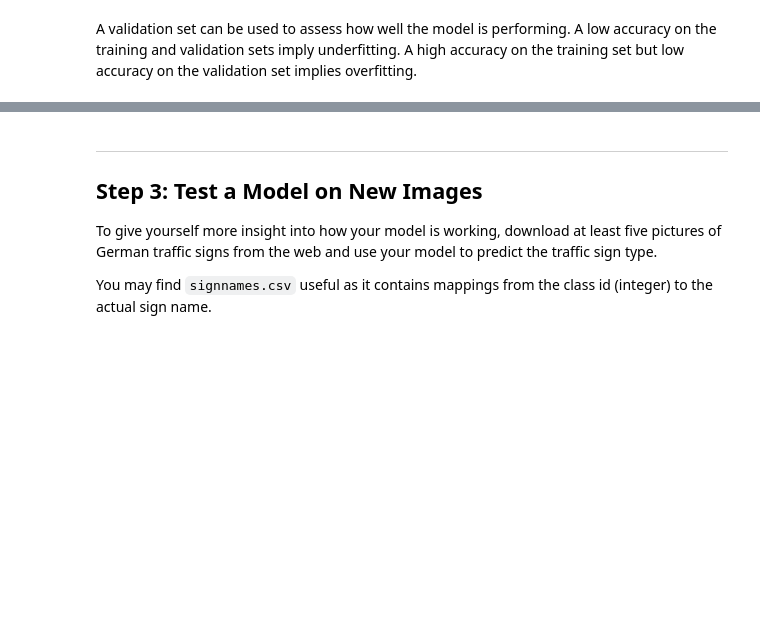
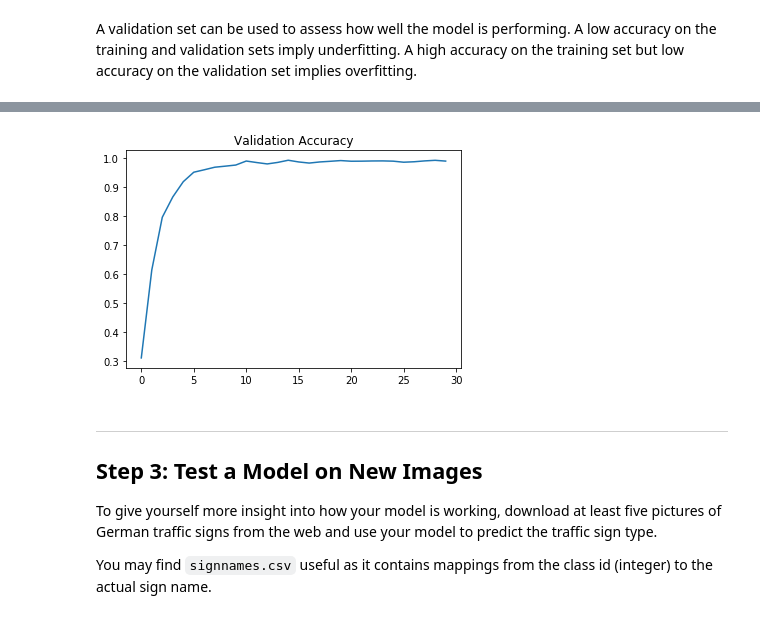
Before and after one commit to monsieurmona/CarND-Traffic-Sign-Classifier-Project, a Jupyter notebook: Traffic_Sign_Classifier.ipynb, the cells around one changed output, grey strips where cells are left out. Cells and saved outputs as stored; diff of their text form; code cells hidden in the pictures; blank space fills up the shorter version.

```diff
--- a/Traffic_Sign_Classifier.ipynb
+++ b/Traffic_Sign_Classifier.ipynb
@@ -160,0 +444,88 @@ sets imply underfitting. A high accuracy on the training set but low accuracy on
+# %%
+### Train your model here.
+### Calculate and report the accuracy on the training and validation set.
+### Once a final model architecture is selected,
+### the accuracy on the test set should be calculated and reported as well.
+### Feel free to use as many code cells as needed.
+
+x = tf.placeholder(tf.float32, (None, image_shape[0], image_shape[1], 1))
+y = tf.placeholder(tf.int32, (None))
+one_hot_y = tf.one_hot(y, n_classes)
+
+# Traning Pipeline
+EPOCHS = 30
+BATCH_SIZE = 32
+
+rate = 0.0002
+
+logits = LeNet(x)
+cross_entropy = tf.nn.softmax_cross_entropy_with_logits(labels=one_hot_y, logits=logits)
+loss_operation = tf.reduce_mean(cross_entropy)
+optimizer = tf.train.AdamOptimizer(learning_rate = rate)
+training_operation = optimizer.minimize(loss_operation)
+
+
+# Model Evaluation
+# Evaluate how well the loss and accuracy of the model for a given dataset.
+
+correct_prediction = tf.equal(tf.argmax(logits, 1), tf.argmax(one_hot_y, 1))
+accuracy_operation = tf.reduce_mean(tf.cast(correct_prediction, tf.float32))
+saver = tf.train.Saver()
+validation_accuracy_figure = []
+
+def evaluate(X_data, y_data):
+    num_examples = len(X_data)
+    total_accuracy = 0
+    sess = tf.get_default_session()
+    for offset in range(0, num_examples, BATCH_SIZE):
+        batch_x, batch_y = X_data[offset:offset+BATCH_SIZE], y_data[offset:offset+BATCH_SIZE]
+        accuracy = sess.run(accuracy_operation, feed_dict={x: batch_x, y: batch_y, keep_prob: 1.0})
+        total_accuracy += (accuracy * len(batch_x))
+    return total_accuracy / num_examples
+
+
+# Train the Model
+# Run the training data through the training pipeline to train the model.
+# Before each epoch, shuffle the training set.
+# After each epoch, measure the loss and accuracy of the validation set.
+# Save the model after training.
+
+with tf.Session() as sess:
+    sess.run(tf.global_variables_initializer())
+    num_examples = len(X_train)
+    best_accuracy = 0.0
+
+    print("Training...")
+    print()
+    for i in range(EPOCHS):
+        X_train, y_train = shuffle(X_train, y_train)
+        for offset in range(0, num_examples, BATCH_SIZE):
+            end = offset + BATCH_SIZE
+            batch_x, batch_y = X_train[offset:end], y_train[offset:end]
+            sess.run(training_operation, feed_dict={x: batch_x, y: batch_y, keep_prob: 0.4})
+
+        validation_accuracy = evaluate(X_valid, y_valid)
+
+        print("EPOCH {} ...".format(i+1))
+        print("Validation Accuracy = {:.3f}".format(validation_accuracy))
+        print()
+        validation_accuracy_figure.append(validation_accuracy)
+
+        if (validation_accuracy > best_accuracy):
+            best_accuracy = validation_accuracy
+            saver.save(sess, './lenet-traffic-signs-model')
+            print("Model saved")
+            print()
+
+with tf.Session() as sess:
+    print("Restore the best model from disk.")
+    saver.restore(sess, "./lenet-traffic-signs-model")
+
+    # Calculate Test Accuracy
+    test_acc = evaluate(X_test, y_test)
+    print('Testing Accuracy: {}'.format(test_acc))
+
+plt.plot(validation_accuracy_figure)
+plt.title("Validation Accuracy")
+plt.show()
+# %% [output]
@@ -161,3 +549,4 @@ sets imply underfitting. A high accuracy on the training set but low accuracy on
+[figure, added]
 # %% [markdown]
 ---
 
```
Also changed, not shown: parts of 15 cells of this notebook, 16 other files.
